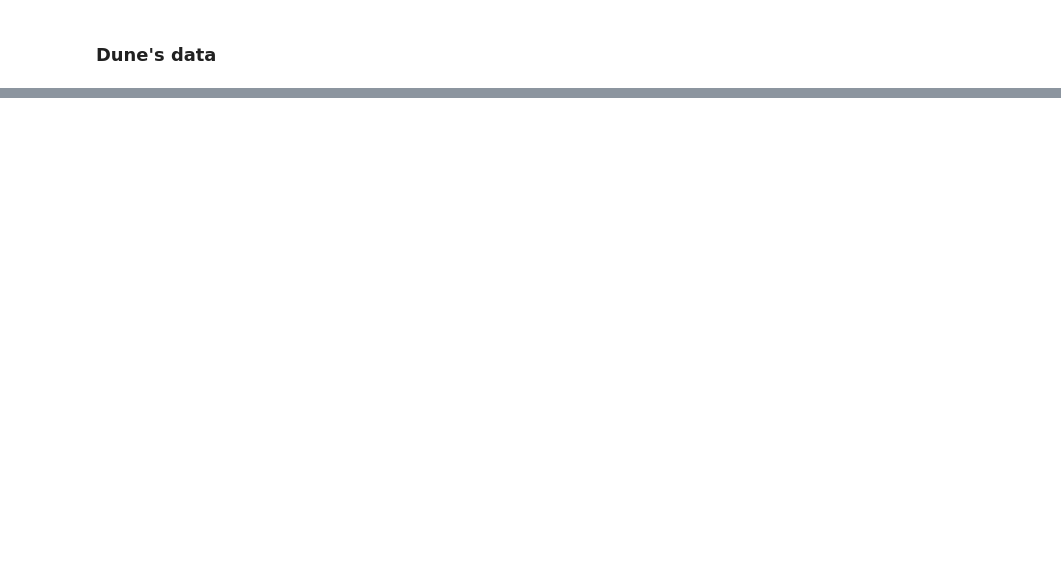
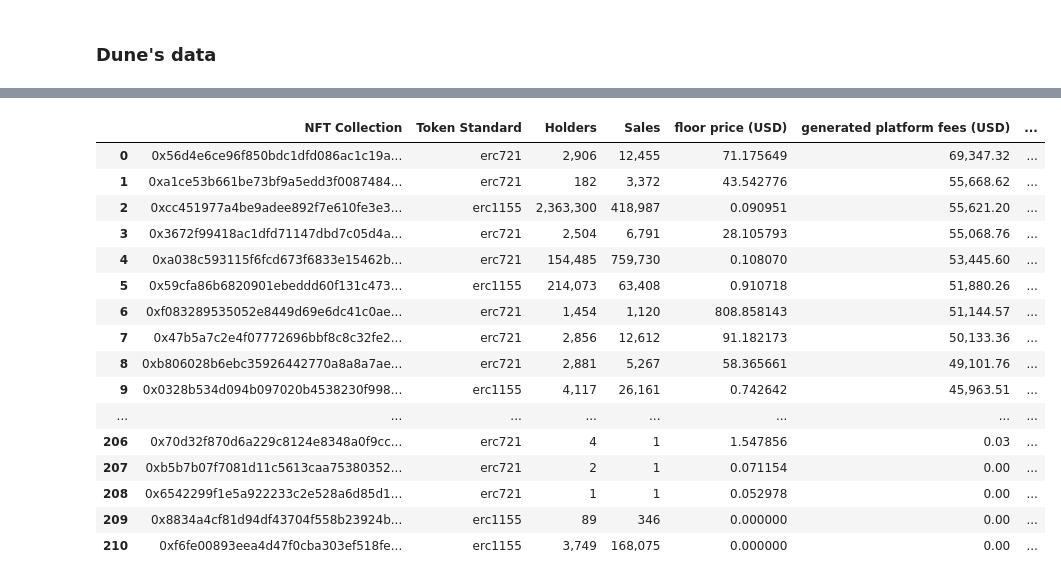
Before and after one commit to joshuatochinwachi/Ronin-Ecosystem-Tracker, a Jupyter notebook: data.ipynb, the cells around one changed output, grey strips where cells are left out. Drawn from its saved outputs; the diff is of its cells as text; code cells hidden in the pictures; blank space fills up the shorter version.

```diff
--- a/data.ipynb
+++ b/data.ipynb
@@ -138,0 +355,2 @@ games_daily_activity
+# %%
+pd.set_option('display.max_rows', 20)
@@ -138,0 +592,74 @@ games_daily_activity
+# %%
+response13 = requests.get('https://web-production-4fae.up.railway.app/api/raw/dune/nft_collections')
+
+if response13.status_code == 200:
+
+    data13 = response13.json()
+
+    # Access the 'data' key
+    dune_data12 = data13.get('data')
+
+else:
+    print(f"Request failed with status code {response13.status_code}")
+# %%
+nft_collections_on_sky_mavis = pd.DataFrame(dune_data12)
+nft_collections_on_sky_mavis.rename(columns={'floor_ron': 'floor price (RON)',
+                                             'floor_usd': 'floor price (USD)',
+                                             'platform_ron': 'generated platform fees (RON)',
+                                             'platform_usd': 'generated platform fees (USD)',
+                                             'volume_ron': 'sales volume (RON)',
+                                             'volume_usd': 'sales volume (USD)',
+                                             'royalty_ron': 'creator royalties (RON)',
+                                             'royalty_usd': 'creator royalties (USD)',
+                                             'ronin_ron': 'generated Ronin fees (RON)',
+                                             'ronin_usd': 'generated Ronin fees (USD)',
+                                             'nft_contract_address': 'NFT Collection',
+                                             'token_standard': 'Token Standard',
+                                             'holders': 'Holders',
+                                             'sales': 'Sales'},
+    inplace=True)
+
+nft_collections_on_sky_mavis = nft_collections_on_sky_mavis.reindex(columns=[
+    'NFT Collection', 'Token Standard', 'Holders', 'Sales', 'floor price (RON)', 'floor price (USD)',
+    'generated platform fees (RON)', 'generated platform fees (USD)', 'sales volume (RON)', 'sales volume (USD)',
+    'creator royalties (RON)', 'creator royalties (USD)', 'generated Ronin fees (RON)', 'generated Ronin fees (USD)'
+])
+
+
+
+
+nft_collections_on_sky_mavis.drop(columns=['floor price (RON)', 'generated platform fees (RON)', 'sales volume (RON)', 'creator royalties (RON)', 'generated Ronin fees (RON)'], inplace=True)
+
+
+nft_collections_on_sky_mavis = nft_collections_on_sky_mavis.sort_values(by='sales volume (USD)', ascending=False)
+nft_collections_on_sky_mavis = nft_collections_on_sky_mavis.reset_index(drop=True)
+
+nft_collections_on_sky_mavis = nft_collections_on_sky_mavis.style.format({
+    'Holders': '{:,.0f}',
+    'Sales': '{:,.0f}',
+    'floor price (USD)': '{:,.6f}',
+    'generated platform fees (USD)': '{:,.2f}',
+    'sales volume (USD)': '{:,.2f}',
+    'creator royalties (USD)': '{:,.2f}',
+    'generated Ronin fees (USD)': '{:,.2f}'
+})
+
+nft_collections_on_sky_mavis
+# %% [output]
+|  | NFT Collection | Token Standard | Holders | Sales | floor price (USD) | generated platform fees (USD) | ... |
+| 0 | 0x56d4e6ce96f850bdc1dfd086ac1c19a... | erc721 | 2,906 | 12,455 | 71.175649 | 69,347.32 | ... |
+| 1 | 0xa1ce53b661be73bf9a5edd3f0087484... | erc721 | 182 | 3,372 | 43.542776 | 55,668.62 | ... |
+| 2 | 0xcc451977a4be9adee892f7e610fe3e3... | erc1155 | 2,363,300 | 418,987 | 0.090951 | 55,621.20 | ... |
+| 3 | 0x3672f99418ac1dfd71147dbd7c05d4a... | erc721 | 2,504 | 6,791 | 28.105793 | 55,068.76 | ... |
+| 4 | 0xa038c593115f6fcd673f6833e15462b... | erc721 | 154,485 | 759,730 | 0.108070 | 53,445.60 | ... |
+| 5 | 0x59cfa86b6820901ebeddd60f131c473... | erc1155 | 214,073 | 63,408 | 0.910718 | 51,880.26 | ... |
+| 6 | 0xf083289535052e8449d69e6dc41c0ae... | erc721 | 1,454 | 1,120 | 808.858143 | 51,144.57 | ... |
+| 7 | 0x47b5a7c2e4f07772696bbf8c8c32fe2... | erc721 | 2,856 | 12,612 | 91.182173 | 50,133.36 | ... |
+| 8 | 0xb806028b6ebc35926442770a8a8a7ae... | erc721 | 2,881 | 5,267 | 58.365661 | 49,101.76 | ... |
+| 9 | 0x0328b534d094b097020b4538230f998... | erc1155 | 4,117 | 26,161 | 0.742642 | 45,963.51 | ... |
+| ... | ... | ... | ... | ... | ... | ... | ... |
+| 206 | 0x70d32f870d6a229c8124e8348a0f9cc... | erc721 | 4 | 1 | 1.547856 | 0.03 | ... |
+| 207 | 0xb5b7b07f7081d11c5613caa75380352... | erc721 | 2 | 1 | 0.071154 | 0.00 | ... |
+| 208 | 0x6542299f1e5a922233c2e528a6d85d1... | erc721 | 1 | 1 | 0.052978 | 0.00 | ... |
+| 209 | 0x8834a4cf81d94df43704f558b23924b... | erc1155 | 89 | 346 | 0.000000 | 0.00 | ... |
+| 210 | 0xf6fe00893eea4d47f0cba303ef518fe... | erc1155 | 3,749 | 168,075 | 0.000000 | 0.00 | ... |
```
Also changed, not shown: parts of 26 cells of this notebook.
